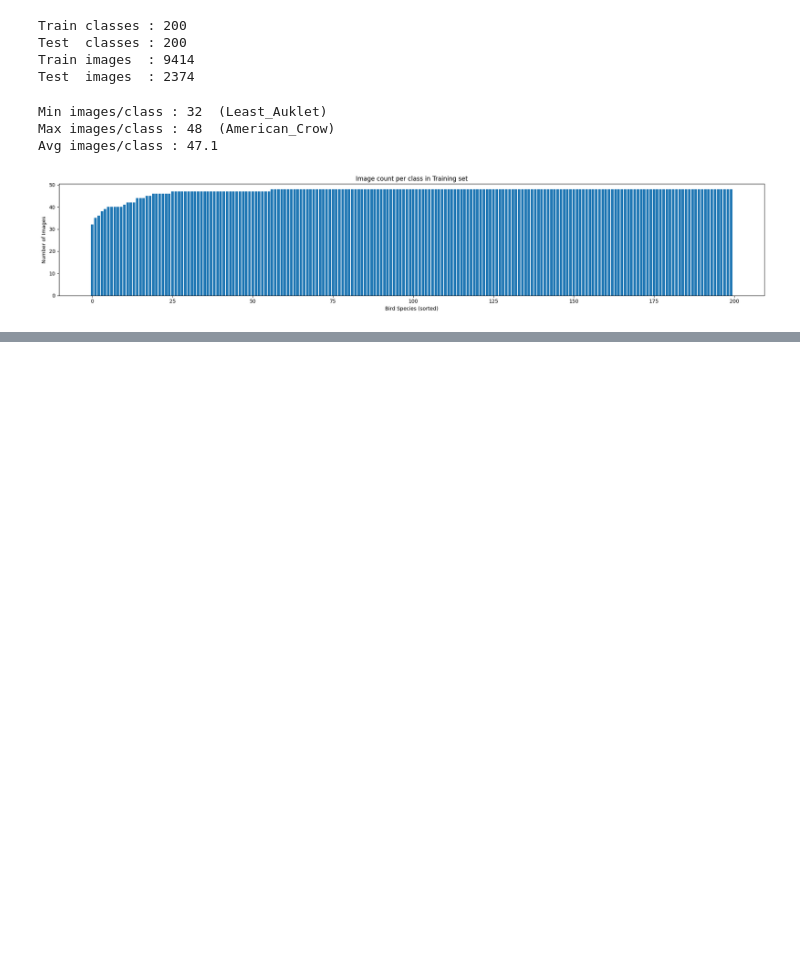
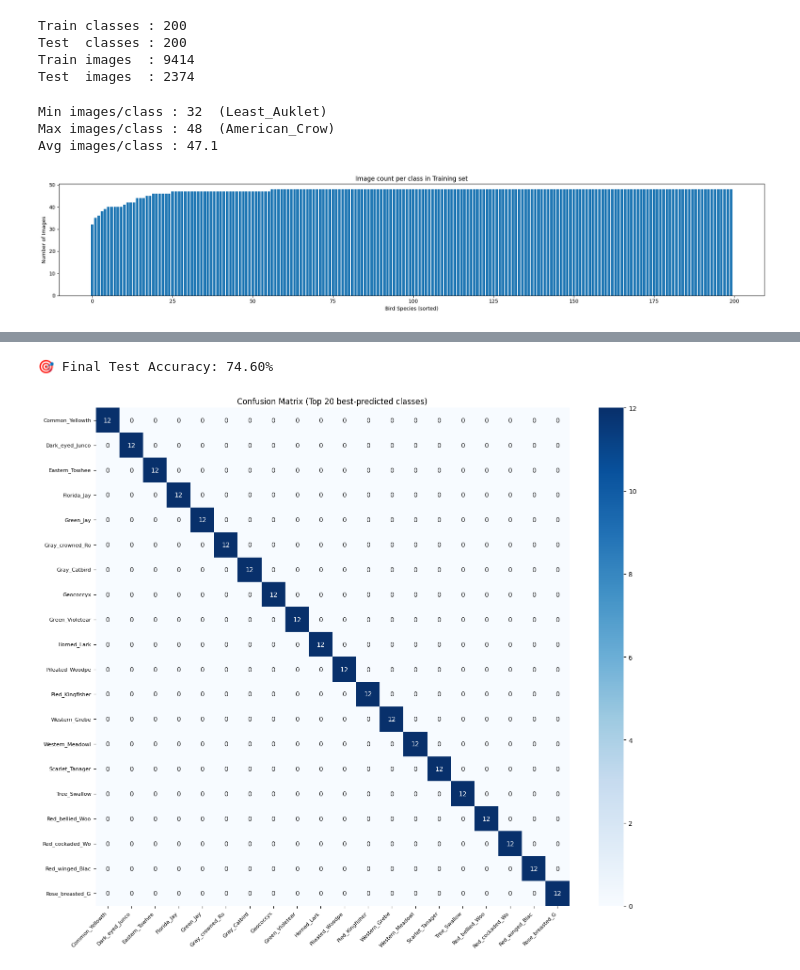
Before and after one commit to XMGMAX/classthatbird, a Jupyter notebook: modelforclassifybird.ipynb, the cells around one changed output, grey strips where cells are left out. Cells and saved outputs as stored; diff of their text form; code cells hidden in the pictures; blank space fills up the shorter version.

```diff
--- a/modelforclassifybird.ipynb
+++ b/modelforclassifybird.ipynb
@@ -66,0 +332,33 @@ Avg images/class : 47.1
+# %%
+# Full evaluation on test set
+model.eval()
+all_preds, all_labels = [], []
+
+with torch.no_grad():
+    for imgs, labels in test_loader:
+        imgs = imgs.to(device)
+        outputs = model(imgs)
+        preds = outputs.argmax(1).cpu().numpy()
+        all_preds.extend(preds)
+        all_labels.extend(labels.numpy())
+
+test_acc = (np.array(all_preds) == np.array(all_labels)).mean()
+print(f"\n🎯 Final Test Accuracy: {test_acc*100:.2f}%")
+
+# Confusion matrix (top 20 classes for readability)
+cm = confusion_matrix(all_labels, all_preds)
+top20_idx = np.argsort(cm.diagonal())[-20:]
+
+plt.figure(figsize=(14, 12))
+sns.heatmap(cm[np.ix_(top20_idx, top20_idx)],
+            xticklabels=[CLASS_NAMES[i][:15] for i in top20_idx],
+            yticklabels=[CLASS_NAMES[i][:15] for i in top20_idx],
+            fmt='d', cmap='Blues', annot=True)
+plt.title('Confusion Matrix (Top 20 best-predicted classes)')
+plt.xticks(rotation=45, ha='right', fontsize=8)
+plt.yticks(rotation=0, fontsize=8)
+plt.tight_layout()
+plt.show()
+# %% [output]
+🎯 Final Test Accuracy: 74.60%
+[figure, added]
```
Also changed, not shown: parts of 7 cells of this notebook.
